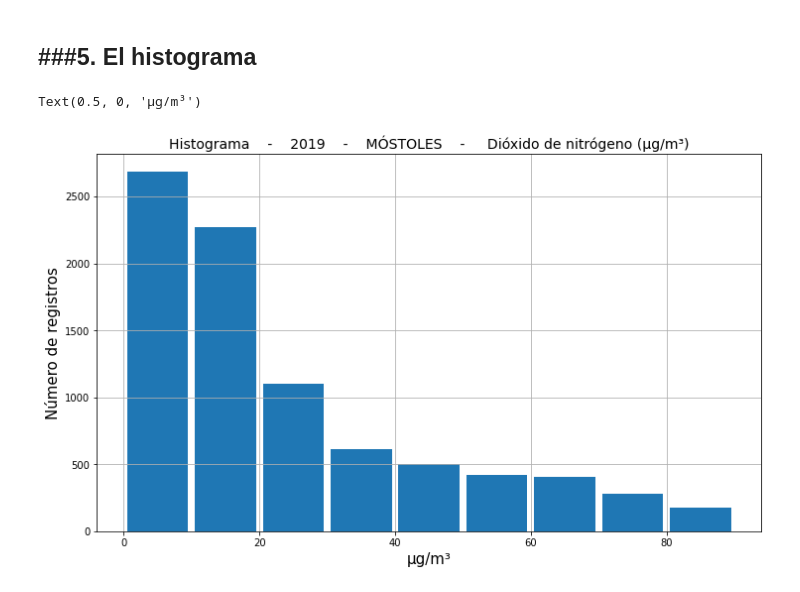
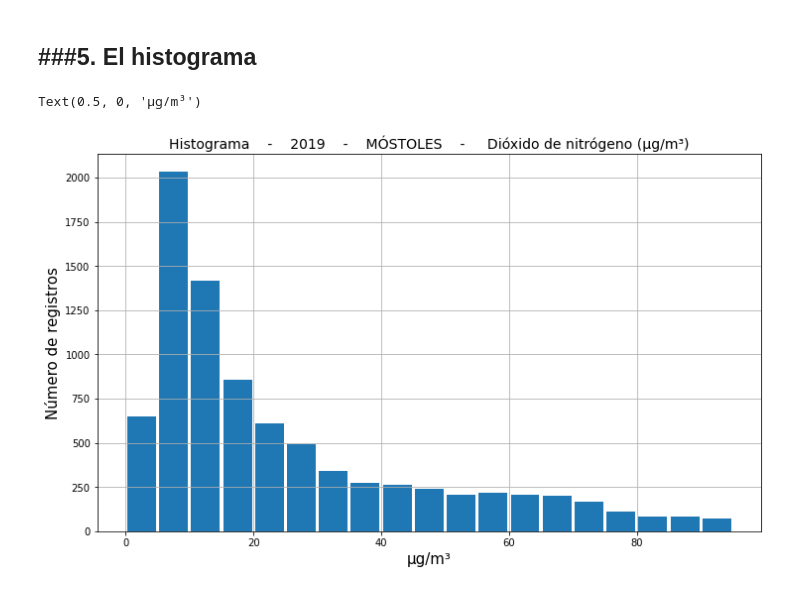
Before and after one commit to waveology/aire, a Jupyter notebook: 4_caracterización_estadistica_datos.ipynb, the cells around one changed output. Cells and saved outputs as stored; diff of their text form; code cells hidden in the pictures.

```diff
--- a/4_caracterización_estadistica_datos.ipynb
+++ b/4_caracterización_estadistica_datos.ipynb
@@ -145,17 +154,17 @@ df.plot(marker='o',                                           # Símbolo
 # %%
 fig, ax = plt.subplots(figsize=(12,7))
 df.hist(
-         bins     =  range(0,100,10),
+         bins     =  range(0,100,5),
          stacked  =  False,
-         density  =  False,
-         log      =  False,
+         density  =  False,    # ¿Número de casos o frecuencia estadística?
+         log      =  False,    # Logarítimico
          rwidth   =  0.9,
          ax       =  ax
 )
 ax.set_title('Histograma    -    %s    -    %s    -     %s (%s)' % (anio,estacion,magnitud,unidades),size=14)
 ax.set_ylabel('Número de registros',size=15)
 #ax.set_ylabel('Frecuencia estadística',size=15)
 ax.set_xlabel(unidades,size=15)
 # %% [output]
 Text(0.5, 0, 'μg/m³')
-[figure, old version]
+[figure, new version]
```
Also changed, not shown: parts of 1 cell of this notebook.
